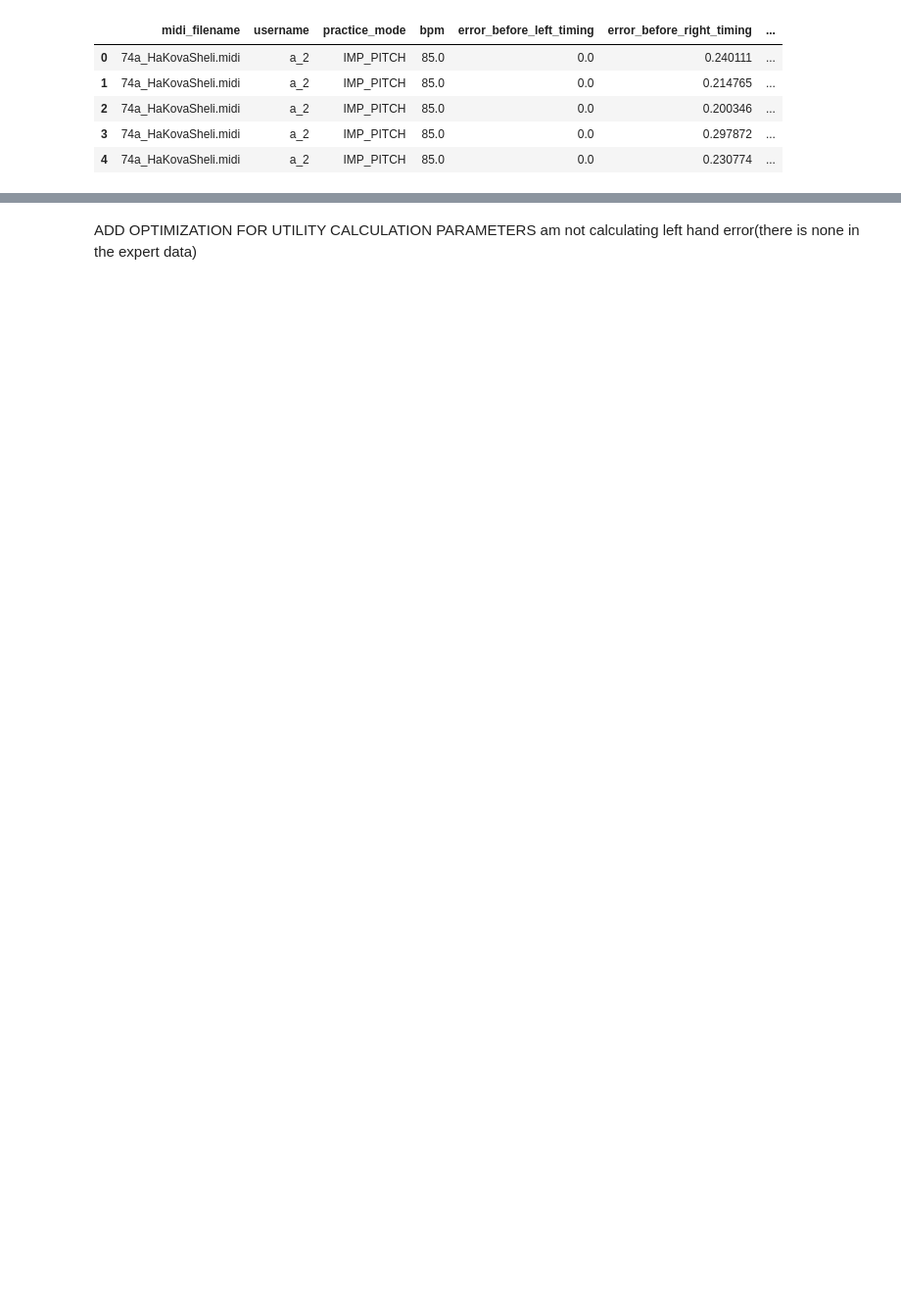
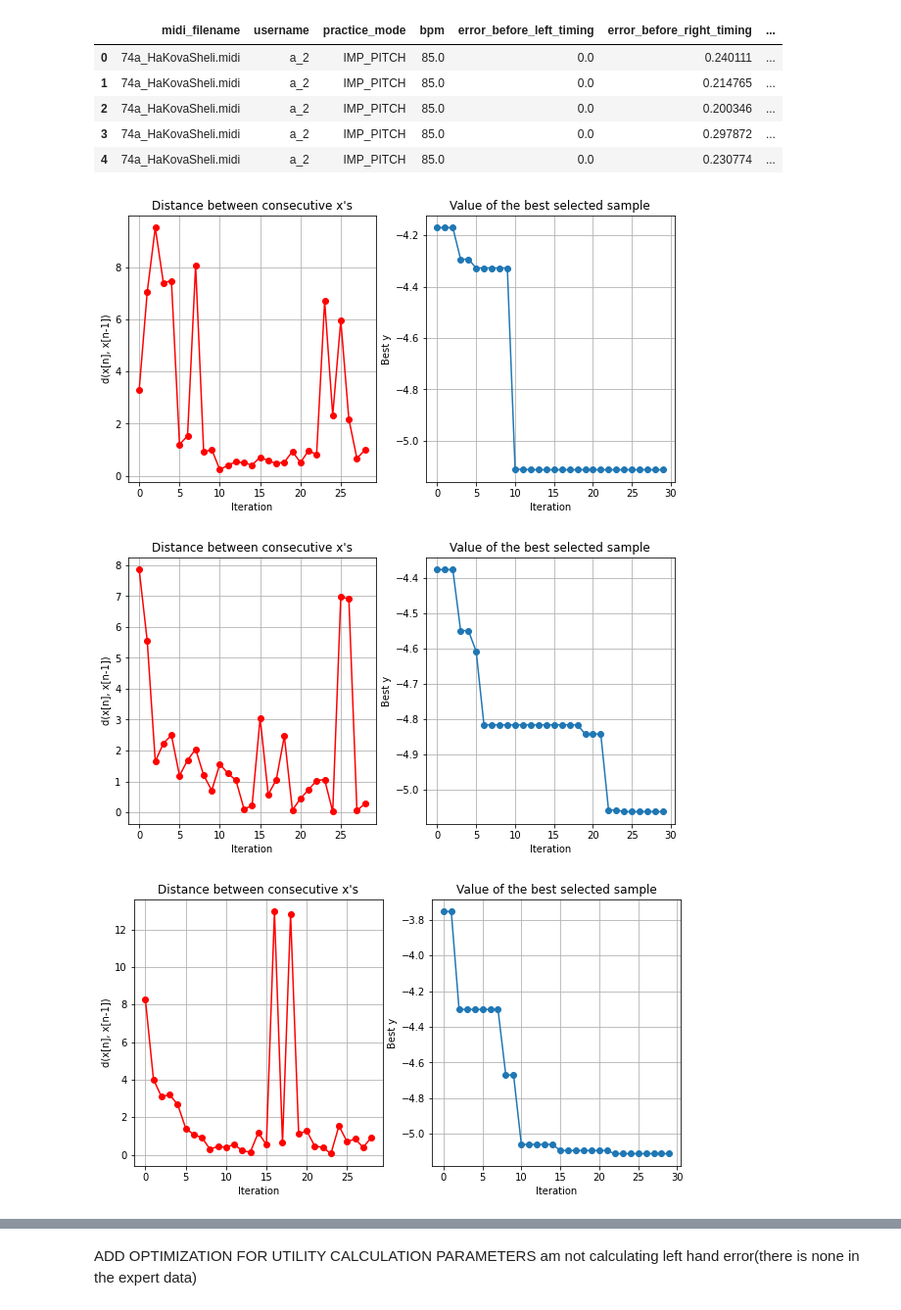
Before and after one commit to eladvromen/GP_optimization, a Jupyter notebook: GP_OPTIMIZATION_utility.ipynb, the cells around one changed output, grey strips where cells are left out. Shown at 98% size. Saved outputs shown, nothing was run; the diff lists cells and outputs as text; code cells hidden in the pictures; blank space fills up the shorter version.

```diff
--- a/GP_OPTIMIZATION_utility.ipynb
+++ b/GP_OPTIMIZATION_utility.ipynb
@@ -343,7 +343,12 @@ def policy_diff_for_single_gp(gauss_model, recorded_points,a,mean_utility):
         expert_opt_policy = point["utility"]
         bpm=point["bpm"]
         given_practice_mode = point["practice_mode"]
-        my_practice_mode = practice_mode_map[given_practice_mode]
+        expert_practice_mode = practice_mode_map[given_practice_mode]
+
+        if expert_practice_mode == PracticeMode.IMP_PITCH:
+            wrong_practice_mode = PracticeMode.IMP_TIMING
+        else:
+           wrong_practice_mode = PracticeMode.IMP_PITCH
 
         errors = {
     'pitch_left': point_data['error_before_left_pitch'],
@@ -351,17 +356,25 @@ def policy_diff_for_single_gp(gauss_model, recorded_points,a,mean_utility):
     'timing_left': point_data['error_before_left_timing'],
     'timing_right': point_data['error_before_right_timing']}
 
-        #add the data point to the gp
+        #add the data point to the gp-
+        #HERE we train the model using the a parameter
 
-        gauss_model.add_data_point(errors ,bpm, my_practice_mode, expert_opt_policy)
+        gauss_model.add_data_point(errors ,bpm, expert_practice_mode, expert_opt_policy)
         gauss_model.update_model()
 
-        #calculate the policy diff for the current gp, for the current point
+   #calculate the difference between the right and wrong policy...
+        right_utility = gauss_model.get_estimate(errors, bpm,expert_practice_mode)
+        wrong_utility = gauss_model.get_estimate(errors, bpm, wrong_practice_mode)
+        #print("right utility: ", right_utility)
+        #print("wrong utility: ", wrong_utility)
+        one_loss_Data_point = np.abs(right_utility - wrong_utility)
+        policy_diff.append(one_loss_Data_point)
 
-        curr_diff = compare_to_best_policy(gauss_model.get_estimate(errors, bpm, my_practice_mode),expert_opt_policy)
-        #print(curr_diff)
-        policy_diff.append(curr_diff)
-    #print(mean(policy_diff))
+
+        #curr_diff = compare_to_best_policy(gauss_model.get_estimate(errors, bpm, expert_practice_mode),expert_opt_policy)
+
+        #policy_diff.append(curr_diff)
+
     return policy_diff
 # %%
 def optimal_gp(gauss_models, policy_diff):
@@ -406,7 +419,7 @@ def objective_function(x, kernel_type):
        'error_after_left_timing', 'error_after_right_timing',
        'error_after_left_pitch', 'error_after_right_pitch', "practice_mode", "bpm"]]
     policy_diff = policy_diff_for_single_gp(gp, recorded_points,a,mean_utility)
-    return  mean(policy_diff)
+    return  -sum(policy_diff)
 # %%
 
 #initialize the hyper parameters bound for different kernels
@@ -414,39 +427,44 @@ kernel_types = ['Matern52', 'linear', 'RatQuad']
 rqk_bounds = [{'name': 'variance', 'type': 'continuous', 'domain': (0.01, 10)},
           {'name': 'lengthscale', 'type': 'continuous', 'domain': (0.1, 10)},
           {'name': 'alpha', 'type': 'continuous', 'domain': (0.1, 10)},
-          {'name': 'a', 'type': 'continuous', 'domain': (-0.5,1)},
+
+          {'name': 'a', 'type': 'continuous', 'domain': (0.3,0.7)},
           {'name': 'mean_utility', 'type': 'continuous', 'domain': (0, 1)}]
 
 bounds = [{'name': 'variance', 'type': 'continuous', 'domain': (0.01, 10)},
           {'name': 'lengthscale', 'type': 'continuous', 'domain': (0.1, 10)},
-          {'name': 'a', 'type': 'continuous', 'domain': (-0.5, 1)},
+          {'name': 'a', 'type': 'continuous', 'domain': (0.3, 0.7)},
           {'name': 'mean_utility', 'type': 'continuous', 'domain': (0.01, 1)}]
 
 
 best_gp_dict ={}
 best_gp_dict_policy = {}
 #for each kernel
 for kernel_type in kernel_types:
 #do baysian optimization
 
     if kernel_type == 'RatQuad':
         bounds_ = rqk_bounds
     else:
         bounds_ = bounds
     obj_func = lambda x: objective_function(x, kernel_type)
     bo = BayesianOptimization(f=obj_func,
                               domain=bounds_,
                               acquisition_type='EI',
                               acquisition_jitter=0.05,
                               num_cores=1)
     # Run the optimization
-    bo.run_optimization(max_iter=30)
+    bo.run_optimization(max_iter=25)
     # Get the best set of hyperparameters
     bo.plot_convergence()
 
     best_hyperparameters = bo.x_opt
     best_mean_policy_diff = bo.fx_opt
     best_gp_dict[kernel_type] = best_hyperparameters
     best_gp_dict_policy[kernel_type] = best_mean_policy_diff
+# %% [output]
+[figure, added]
+[figure, added]
+[figure, added]
 # %%
 best_gp_dict
```
Also changed, not shown: parts of 8 cells of this notebook.
